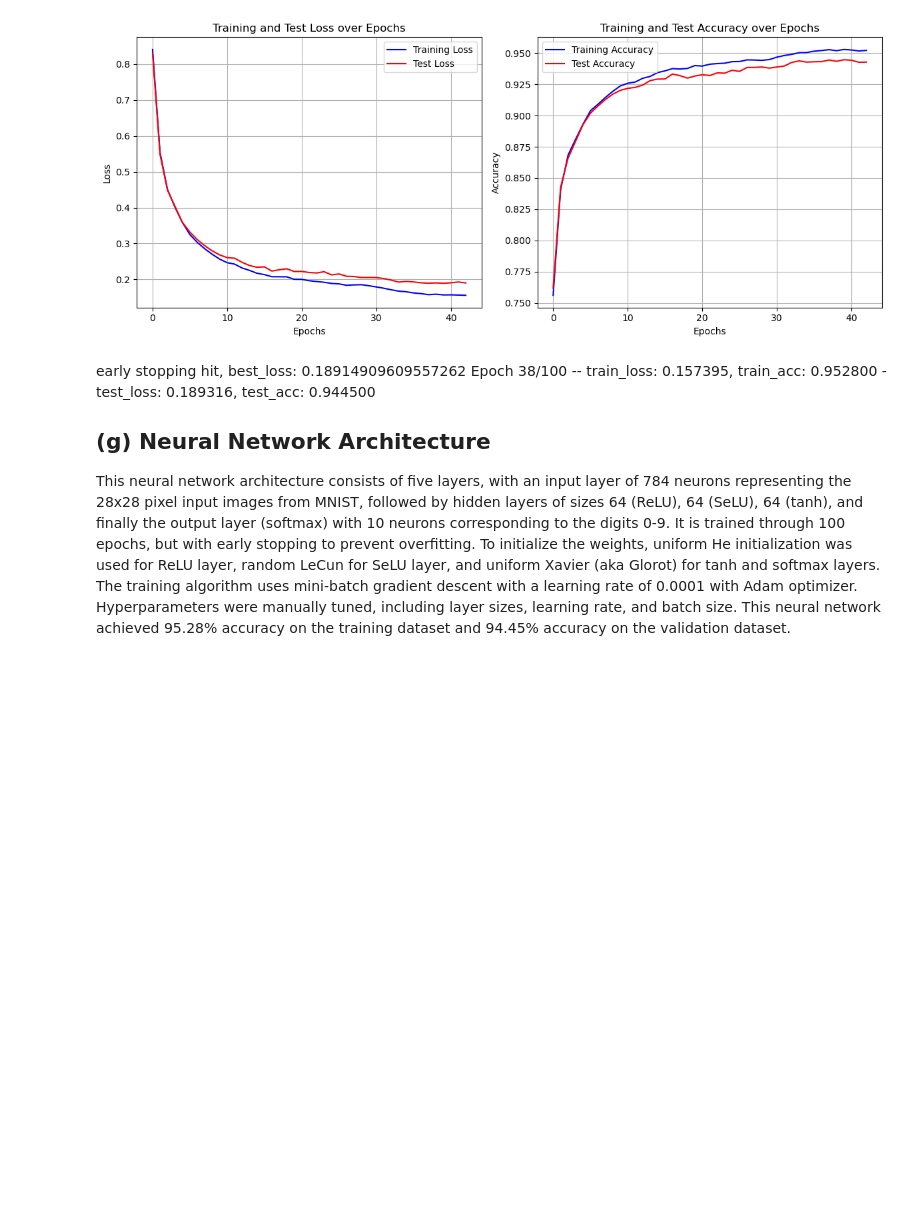
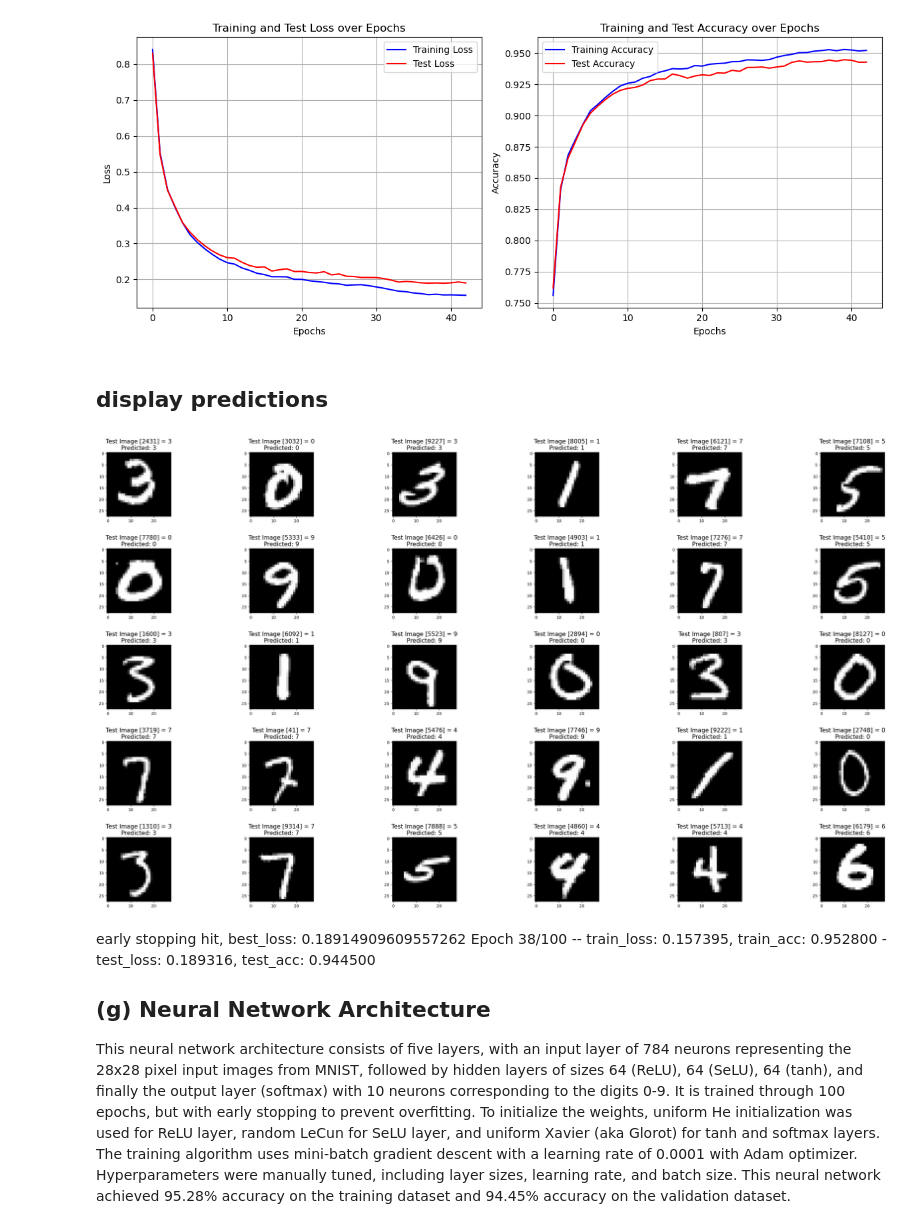
Before and after one commit to echung32/ics637-numpy-nn, a Jupyter notebook: numpy-nn-part1.ipynb, the cells around one changed output. Cells and saved outputs as stored; diff of their text form; code cells hidden in the pictures; blank space fills up the shorter version.

```diff
--- a/numpy-nn-part1.ipynb
+++ b/numpy-nn-part1.ipynb
@@ -527,6 +527,58 @@ def plot_metrics(train_losses, test_losses, train_accuracies, test_accuracies):
 plot_metrics(train_losses, test_losses, train_accuracies, test_accuracies)
 # %% [output]
 [figure]
+# %% [markdown]
+## display predictions
+# %%
+### ADAPTED FROM KAGGLE-MNIST-LOAD
+import random
+
+# Helper function to show a list of images with their relating titles
+def show_images(images, title_texts):
+    cols = 6
+    rows = int(len(images)/cols) + 1
+    plt.figure(figsize=(30,20))
+    index = 1
+    for x in zip(images, title_texts):
+        image = x[0]
+        title_text = x[1]
+        plt.subplot(rows, cols, index)
+        plt.imshow(image, cmap=plt.cm.gray)
+        plt.title(title_text, fontsize = 15);
+        index += 1
+    plt.tight_layout()
+    plt.subplots_adjust(hspace=0.5, wspace=0.1)
+    plt.show()
+
+
+images_2_show = []
+titles_2_show = []
+
+test_cache = forward_propagation(X_test, y_test, parameters)
+predictions = np.argmax(test_cache[3][0], axis=0)
+
+for _ in range(30):
+    r = random.randint(0, X_test.shape[1] - 1)
+    current_image = X_test[:, r].reshape((28, 28))  # Reshape to 28x28 and scale to 0-255 for display
+    true_label = np.argmax(y_test[:, r])  # Get the actual label from one-hot encoding
+    predicted_label = predictions[r]
+    images_2_show.append(current_image)
+    titles_2_show.append(f'Test Image [{r}] = {true_label}\nPredicted: {predicted_label}')
+
+# Display the images with their predictions
+show_images(images_2_show, titles_2_show)
+
+# for i in range(0, 25):
+#     r = random.randint(1, 10000)
+#     current = X_test[:, r, None]
+#     test_cache = forward_propagation(X_test, y_test, parameters)
+#     prediction = np.argmax(test_cache[3][0], axis=0)
+#     images_2_show.append(current.reshape((28, 28)) * 255) # because we flattened it earlier
+#     titles_2_show.append('training image [' + str(r) + '] = ' + str(y_test[r]) + '\nPredicted: ' + prediction)
+
+# show_images(images_2_show, titles_2_show)
+# %% [output]
+[figure, added]
 # %% [markdown]
 early stopping hit, best_loss: 0.18914909609557262</br>
 Epoch 38/100 -- train_loss: 0.157395, train_acc:  0.952800 - test_loss: 0.189316, test_acc:  0.944500
```
Also changed, not shown: parts of 1 cell of this notebook, 2 other files.
